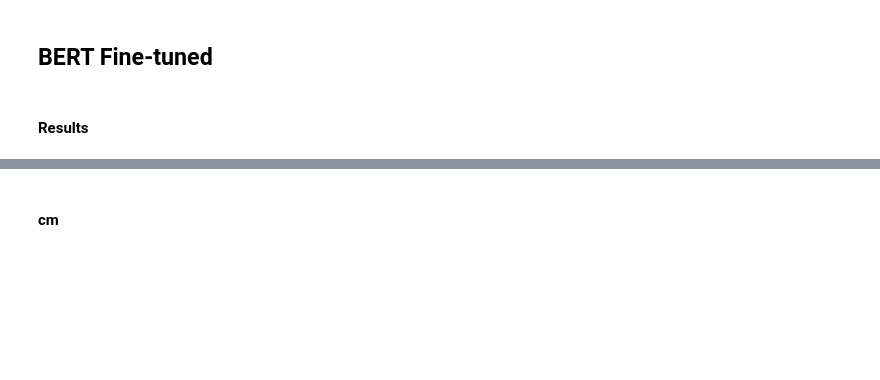
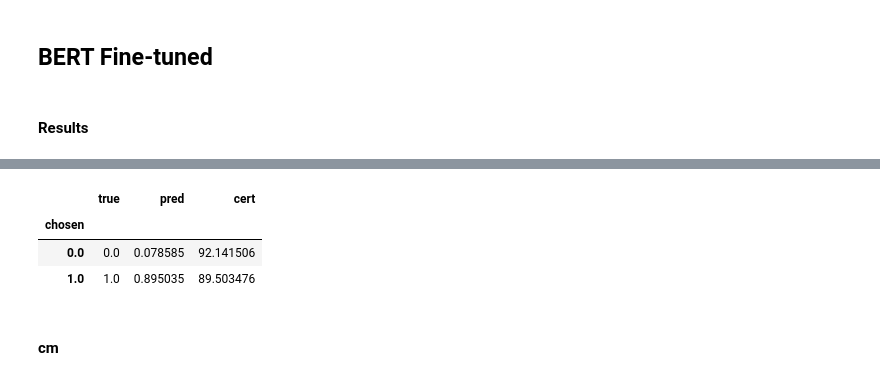
Before and after one commit to vibalcam/text-games, a Jupyter notebook: notebooks/models_training.ipynb, the cells around one changed output, grey strips where cells are left out. Saved outputs shown, nothing was run; the diff lists cells and outputs as text; code cells hidden in the pictures; blank space fills up the shorter version.

```diff
--- a/notebooks/models_training.ipynb
+++ b/notebooks/models_training.ipynb
@@ -167,3 +162,10 @@ all[sort_idx[0]]['dict']
+# %%
+df.groupby('chosen').mean()
+# %% [output]
+|  | true | pred | cert |
+| chosen |  |  |  |
+| 0.0 | 0.0 | 0.078585 | 92.141506 |
+| 1.0 | 1.0 | 0.895035 | 89.503476 |
 # %% [markdown]
 #### cm
 # %%
```
Also changed, not shown: parts of 21 cells of this notebook, 6 other files.
